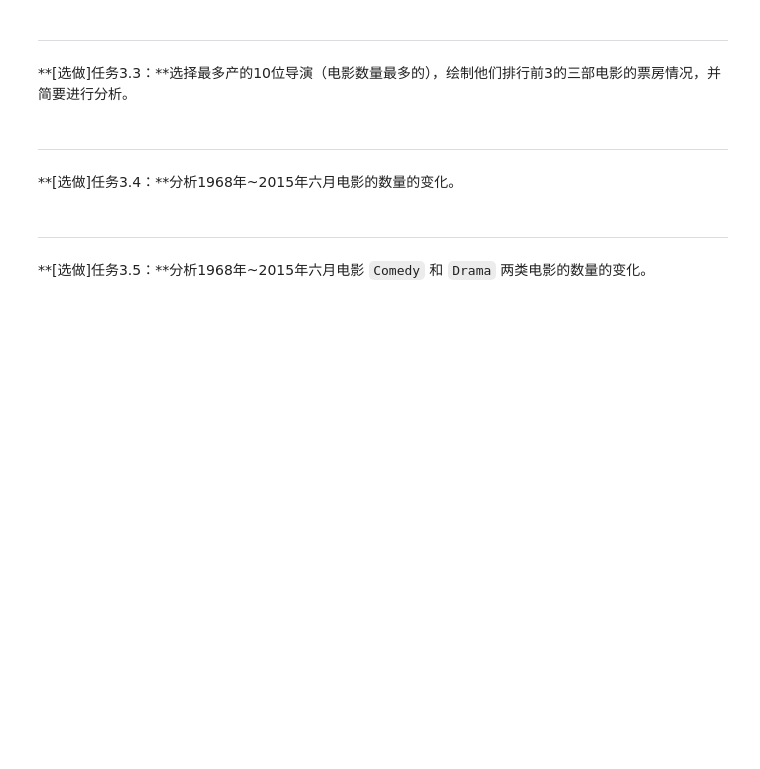
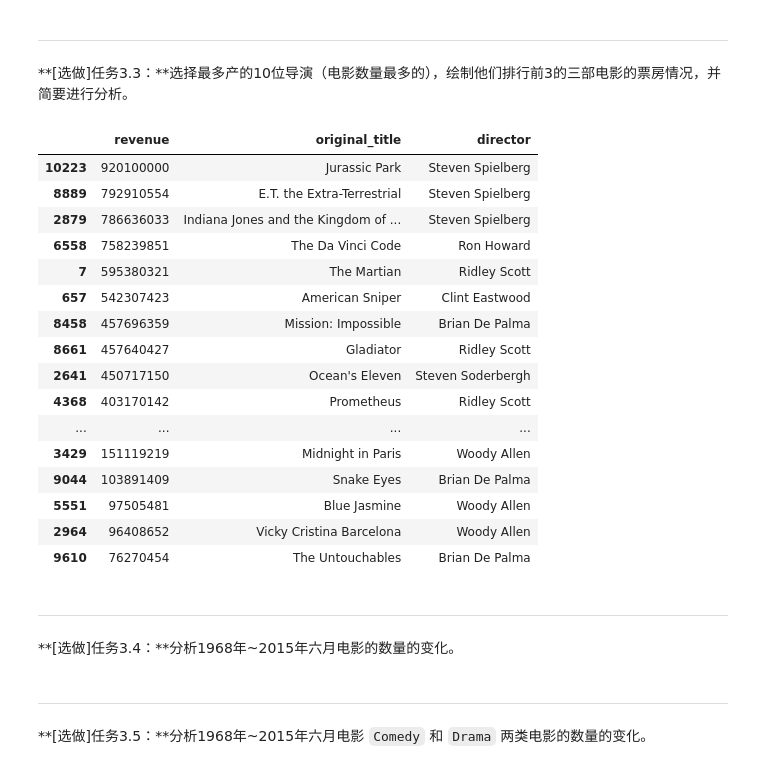
Before and after one commit to leesper/become-aipnd-learner, a Jupyter notebook: P2_ExploreMovieDataset/Explore Movie Dataset.ipynb, the cells around one changed output. Saved outputs shown, nothing was run; the diff lists cells and outputs as text; code cells hidden in the pictures; blank space fills up the shorter version.

```diff
--- a/P2_ExploreMovieDataset/Explore Movie Dataset.ipynb
+++ b/P2_ExploreMovieDataset/Explore Movie Dataset.ipynb
@@ -296,6 +398,29 @@ movie_data_cleaned.iloc[:20]
 ---
 
 **[选做]任务3.3：**选择最多产的10位导演（电影数量最多的），绘制他们排行前3的三部电影的票房情况，并简要进行分析。
+# %%
+directors_top_10 = movie_data_cleaned.groupby(['director'], as_index=False).count().sort_values(by=['original_title'], ascending=False)['director'].head(10)
+movies_by_top_10_directors = movie_data_cleaned[movie_data_cleaned['director'].isin(directors_top_10)][['revenue', 'original_title', 'director']]
+movies_by_top_3_revenues = movies_by_top_10_directors.sort_values(by=['revenue'], ascending=False).groupby(['director']).head(3)
+movies_by_top_3_revenues
+# %% [output]
+|  | revenue | original_title | director |
+| 10223 | 920100000 | Jurassic Park | Steven Spielberg |
+| 8889 | 792910554 | E.T. the Extra-Terrestrial | Steven Spielberg |
+| 2879 | 786636033 | Indiana Jones and the Kingdom of ... | Steven Spielberg |
+| 6558 | 758239851 | The Da Vinci Code | Ron Howard |
+| 7 | 595380321 | The Martian | Ridley Scott |
+| 657 | 542307423 | American Sniper | Clint Eastwood |
+| 8458 | 457696359 | Mission: Impossible | Brian De Palma |
+| 8661 | 457640427 | Gladiator | Ridley Scott |
+| 2641 | 450717150 | Ocean's Eleven | Steven Soderbergh |
+| 4368 | 403170142 | Prometheus | Ridley Scott |
+| ... | ... | ... | ... |
+| 3429 | 151119219 | Midnight in Paris | Woody Allen |
+| 9044 | 103891409 | Snake Eyes | Brian De Palma |
+| 5551 | 97505481 | Blue Jasmine | Woody Allen |
+| 2964 | 96408652 | Vicky Cristina Barcelona | Woody Allen |
+| 9610 | 76270454 | The Untouchables | Brian De Palma |
 # %% [markdown]
 ---
 
```
Also changed, not shown: parts of 9 cells of this notebook.
